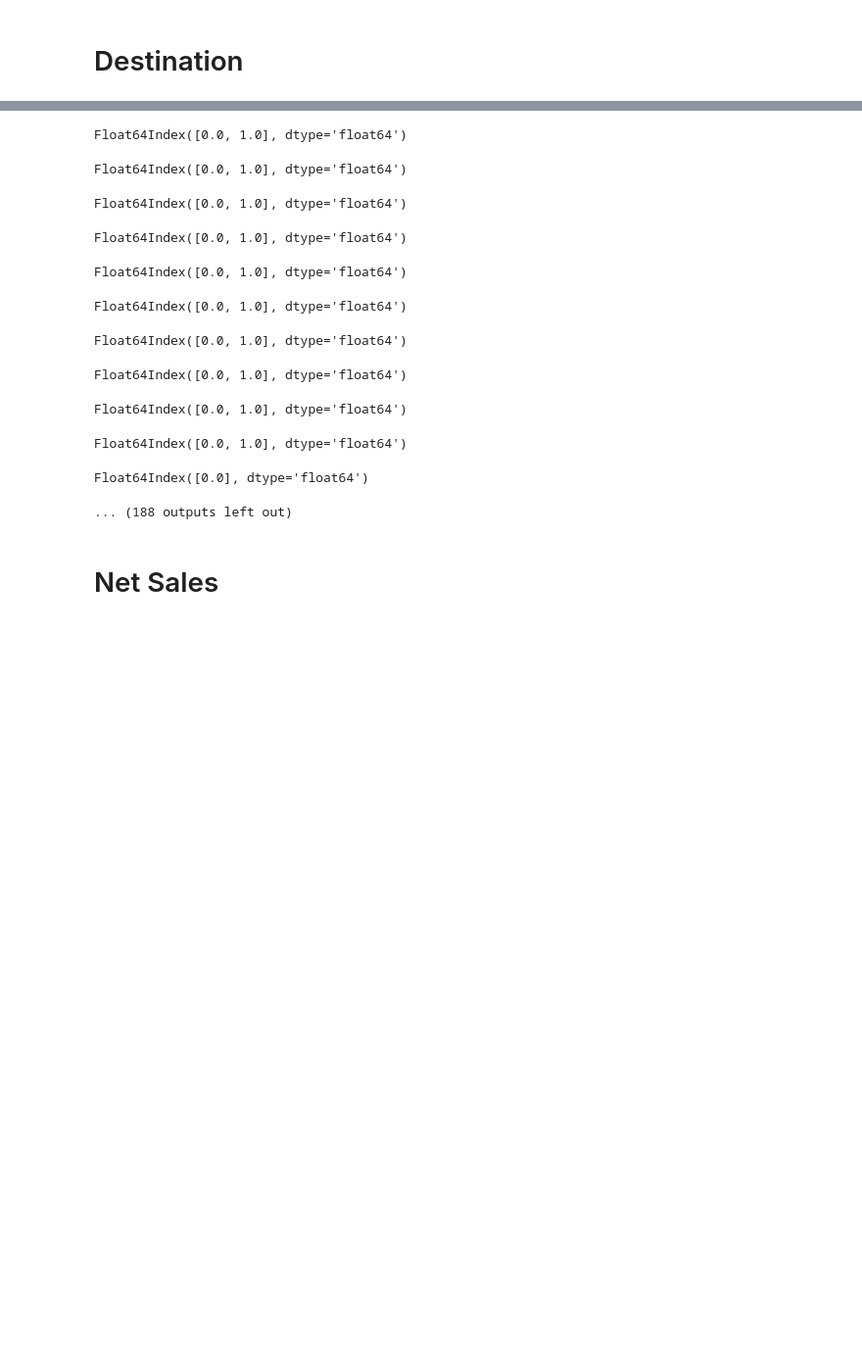
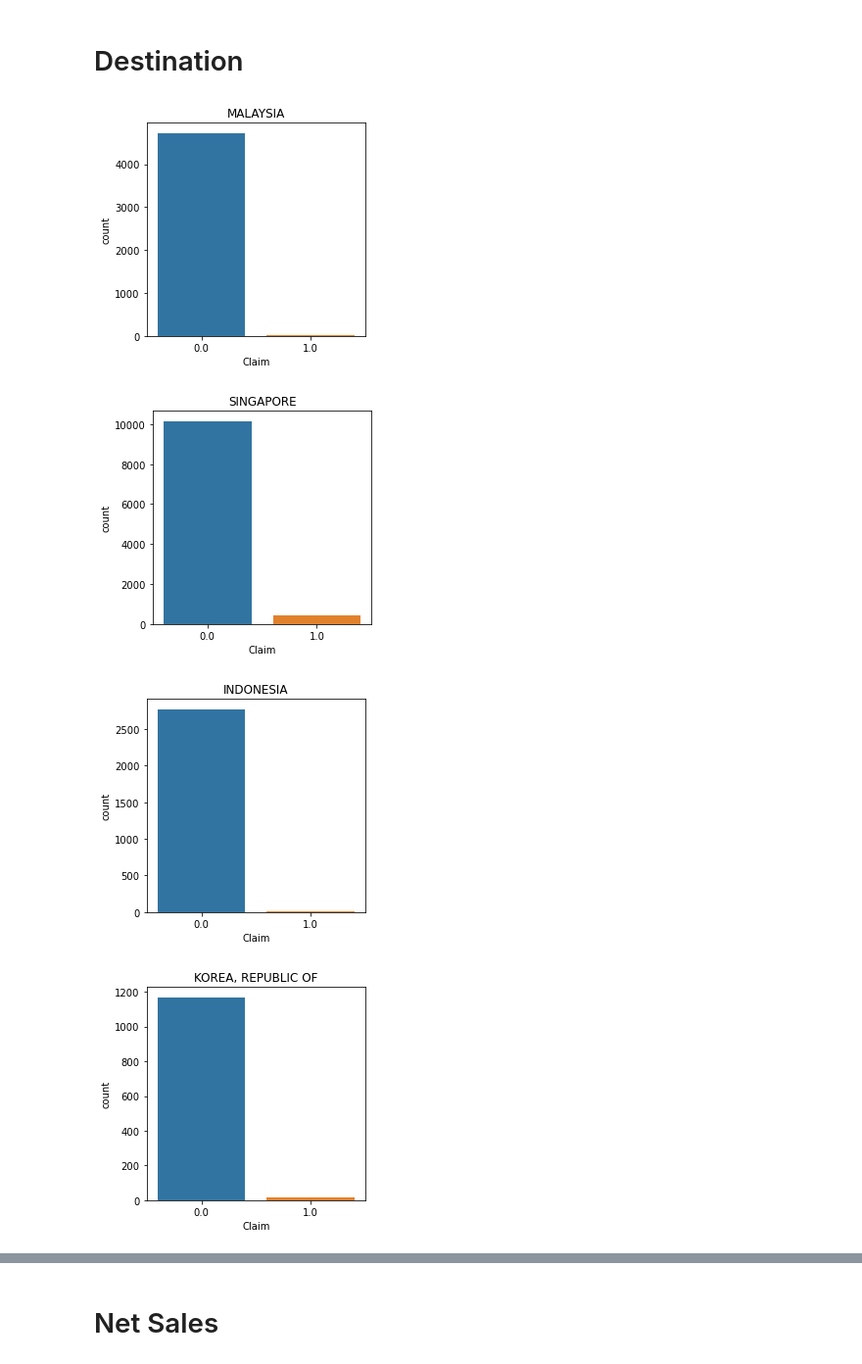
Before and after one commit to aditya-jagdev/Predicting-Travel-Insurance-Claims, a Jupyter notebook: 1. Data Cleaning and Feature Engineering.ipynb, the cells around one changed output, grey strips where cells are left out. Shown at 98% size. Drawn from its saved outputs; the diff is of its cells as text; code cells hidden in the pictures; blank space fills up the shorter version.

```diff
--- a/1. Data Cleaning and Feature Engineering.ipynb
+++ b/1. Data Cleaning and Feature Engineering.ipynb
@@ -411,8 +218,12 @@ Name: Duration, Length: 63214, dtype: float64
 # %%
 for destination in data['Destination'].unique():
     mask = data['Destination'] == destination
-    data[mask]['Claim'].value_counts().index
-    _ = plt.figure(figsize=(12, 6))
+    _ = plt.figure(figsize=(4, 4))
     figure = sns.countplot(x='Claim', data=data[mask],
                            order=data[mask]['Claim'].value_counts().index)
+    _ = plt.title(destination)
 # %% [output]
+[figure, added]
+[figure, added]
+[figure, added]
+[figure, added]
@@ -420,15 +239,3 @@ Float64Index([0.0, 1.0], dtype='float64')
-Float64Index([0.0, 1.0], dtype='float64')
-Float64Index([0.0, 1.0], dtype='float64')
-Float64Index([0.0, 1.0], dtype='float64')
-Float64Index([0.0, 1.0], dtype='float64')
-Float64Index([0.0, 1.0], dtype='float64')
-Float64Index([0.0, 1.0], dtype='float64')
-Float64Index([0.0, 1.0], dtype='float64')
-Float64Index([0.0, 1.0], dtype='float64')
-Float64Index([0.0, 1.0], dtype='float64')
-Float64Index([0.0, 1.0], dtype='float64')
-Float64Index([0.0], dtype='float64')
-... (188 outputs left out)
 # %%
 data = pd.get_dummies(data, columns=['Destination'])
 # %% [markdown]
```
Also changed, not shown: parts of 30 cells of this notebook, 5 other files.
